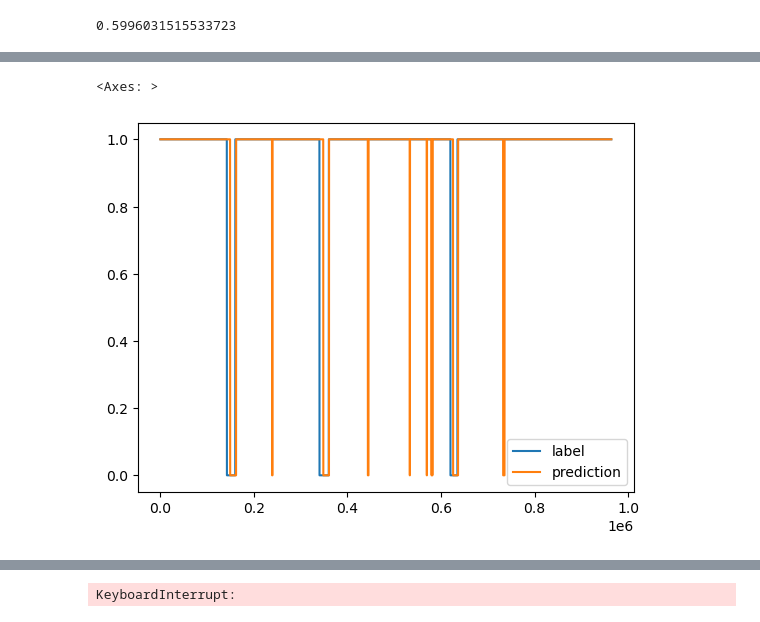
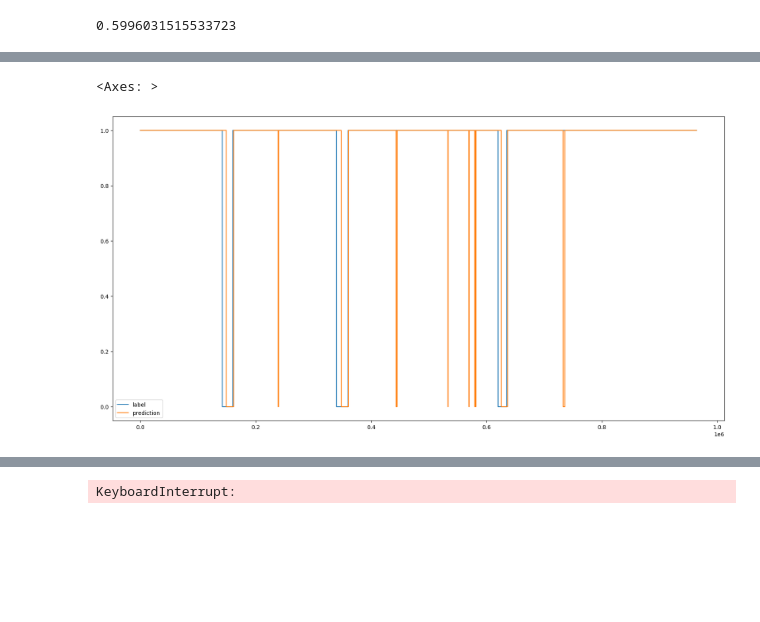
Before and after one commit to aaico/aaico-voice-processing-challenge-2024, a Jupyter notebook: eval.ipynb, the cells around one changed output, grey strips where cells are left out. Saved outputs shown, nothing was run; the diff lists cells and outputs as text; code cells hidden in the pictures; blank space fills up the shorter version.

```diff
--- a/eval.ipynb
+++ b/eval.ipynb
@@ -101,10 +101,10 @@ df["time"].plot()
 # %%
 df["prediction"] = df["predscore"].apply(lambda x: 0 if x < 0.27 else 1)
 # %%
-df[["label","prediction"]].plot()
+df[["label","prediction"]].plot(figsize=(20,10))
 # %% [output]
 <Axes: >
-[figure, old version]
+[figure, new version]
 # %%
 # df[["label","predscore"]].plot()
 from sklearn.metrics import accuracy_score, f1_score, precision_score, recall_score
```
Also changed, not shown: parts of 5 cells of this notebook, 3 other files.
